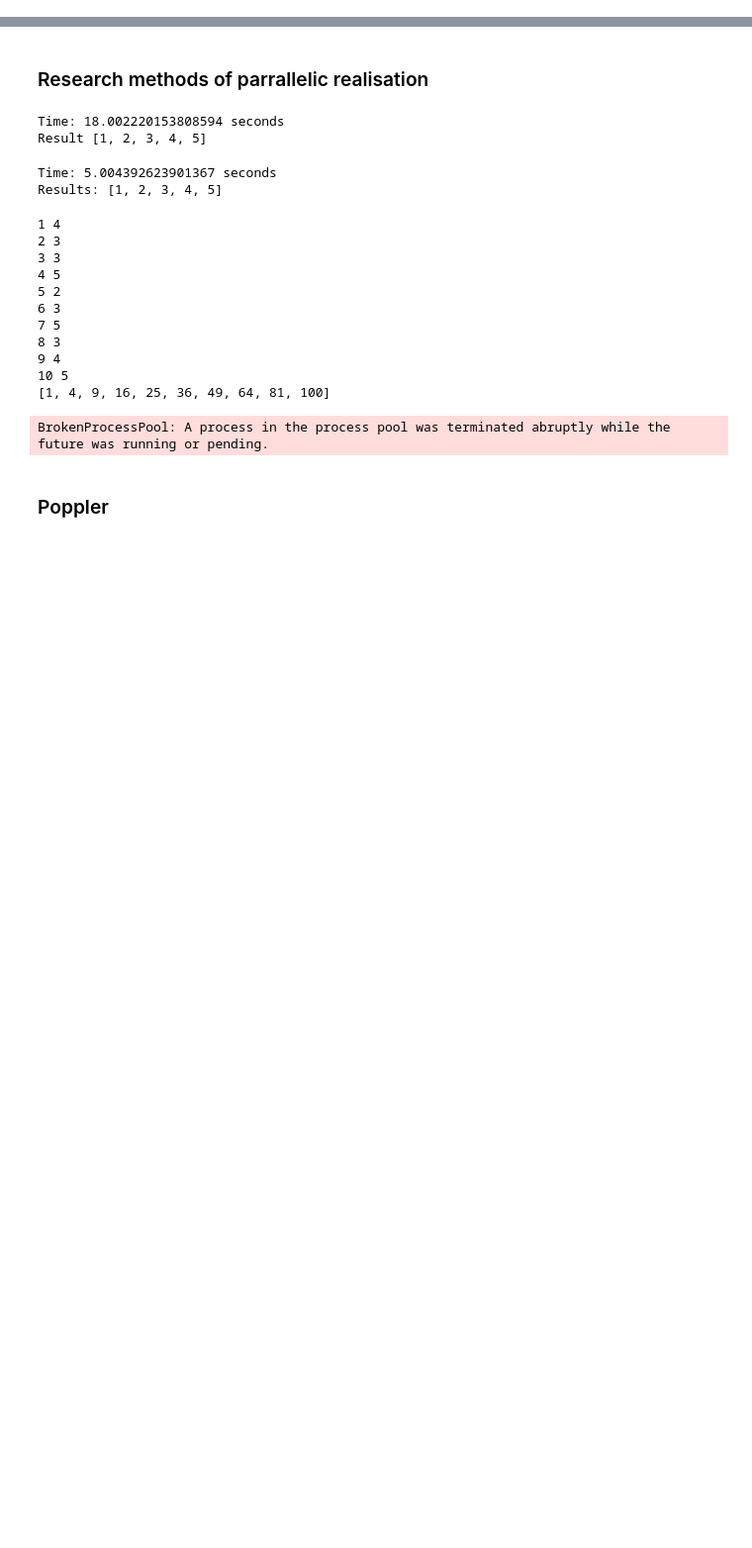
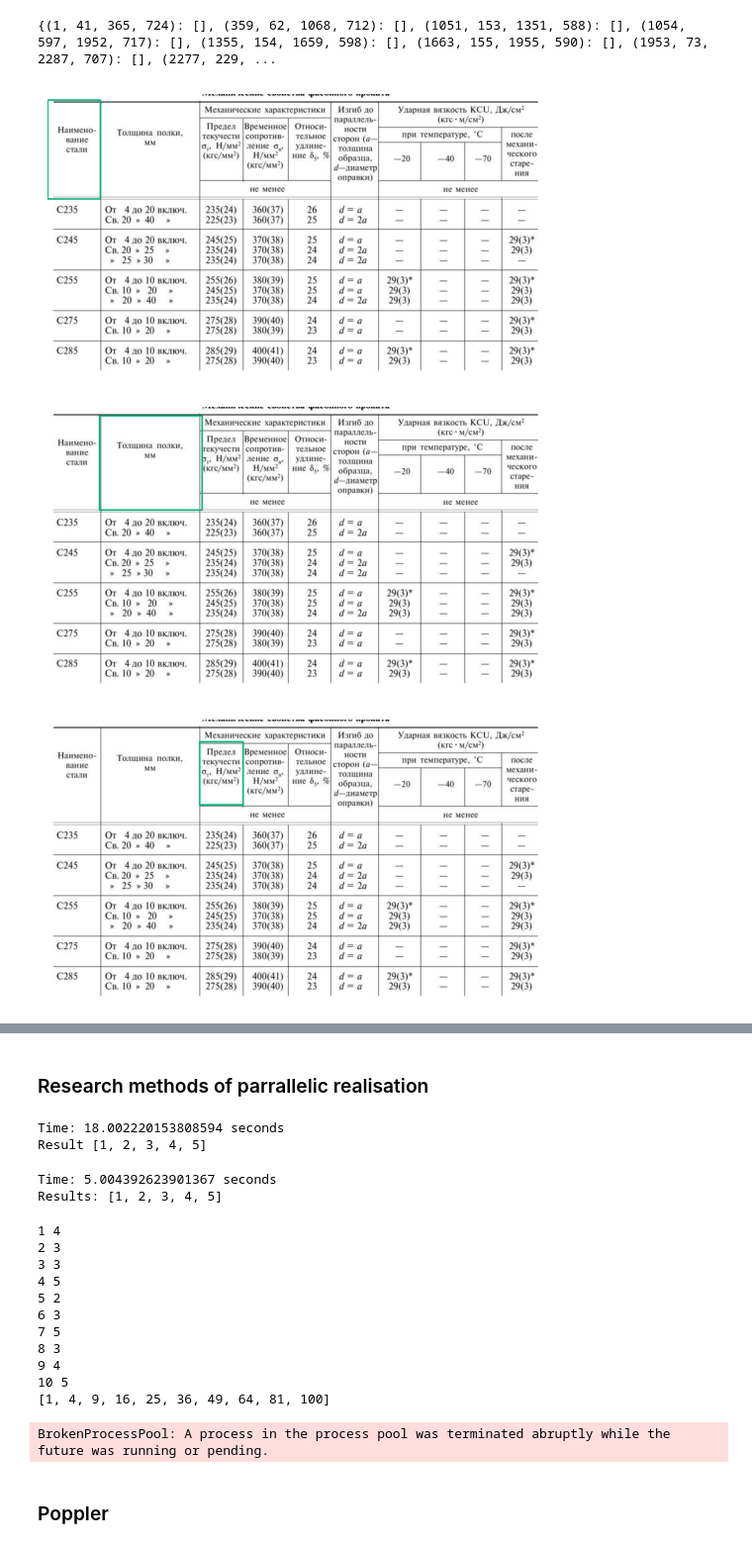
Before and after one commit to DikovAlexandr/TableExtraction, a Jupyter notebook: table_extraction/TableExtraction.ipynb, the cells around one changed output, grey strips where cells are left out. Shown at 99% size. Cells and saved outputs as stored; diff of their text form; code cells hidden in the pictures; blank space fills up the shorter version.

```diff
--- a/table_extraction/TableExtraction.ipynb
+++ b/table_extraction/TableExtraction.ipynb
@@ -892,6 +907,5 @@ def extract(file):
 input_folder = os.getcwd() + "\input"
 pdf_files = [os.path.join(input_folder, file) for file in os.listdir(input_folder) if file.endswith(".pdf")]
 file = pdf_files[0]
-# print(file)
-extract(file)
+tables, tables_cells, table_cell_text = extract(file)
 # %% [output]
@@ -900,0 +929,2 @@ table_cell_text 51.96443295478821 seconds
+# %%
+header_cells, record_cells, records_list = split_into_headers_and_records(tables_cells[0])
@@ -900,0 +936,10 @@ table_cell_text 51.96443295478821 seconds
+# %%
+header_cell_dict = create_cell_dict(header_cells)
+print(header_cell_dict)
+for main_cell, overlapping_cells in header_cell_dict.items():
+    visualize_cells_relationship(tables[0], main_cell, overlapping_cells)
+# %% [output]
+{(1, 41, 365, 724): [], (359, 62, 1068, 712): [], (1051, 153, 1351, 588): [], (1054, 597, 1952, 717): [], (1355, 154, 1659, 598): [], (1663, 155, 1955, 590): [], (1953, 73, 2287, 707): [], (2277, 229, ...
+[figure, added]
+[figure, added]
+[figure, added]
```
Also changed, not shown: parts of 14 cells of this notebook, 8 other files.
